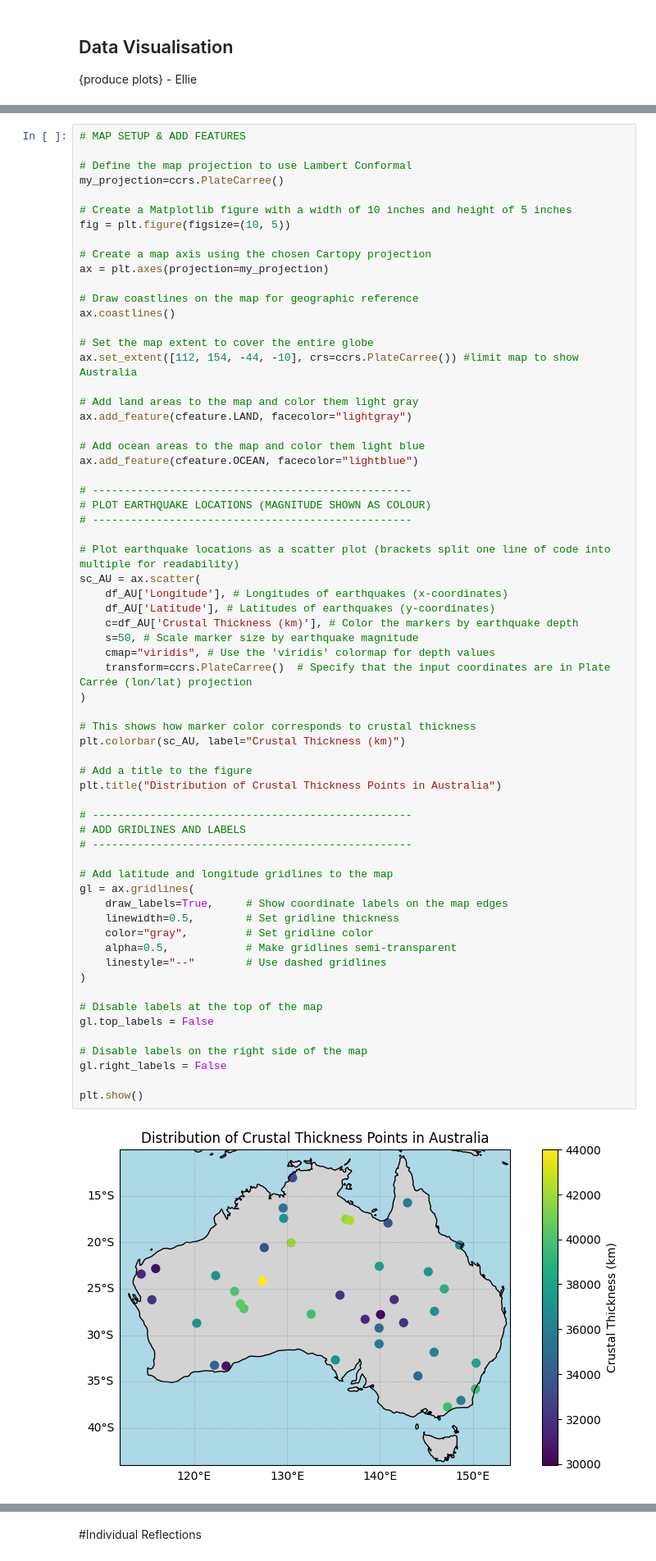
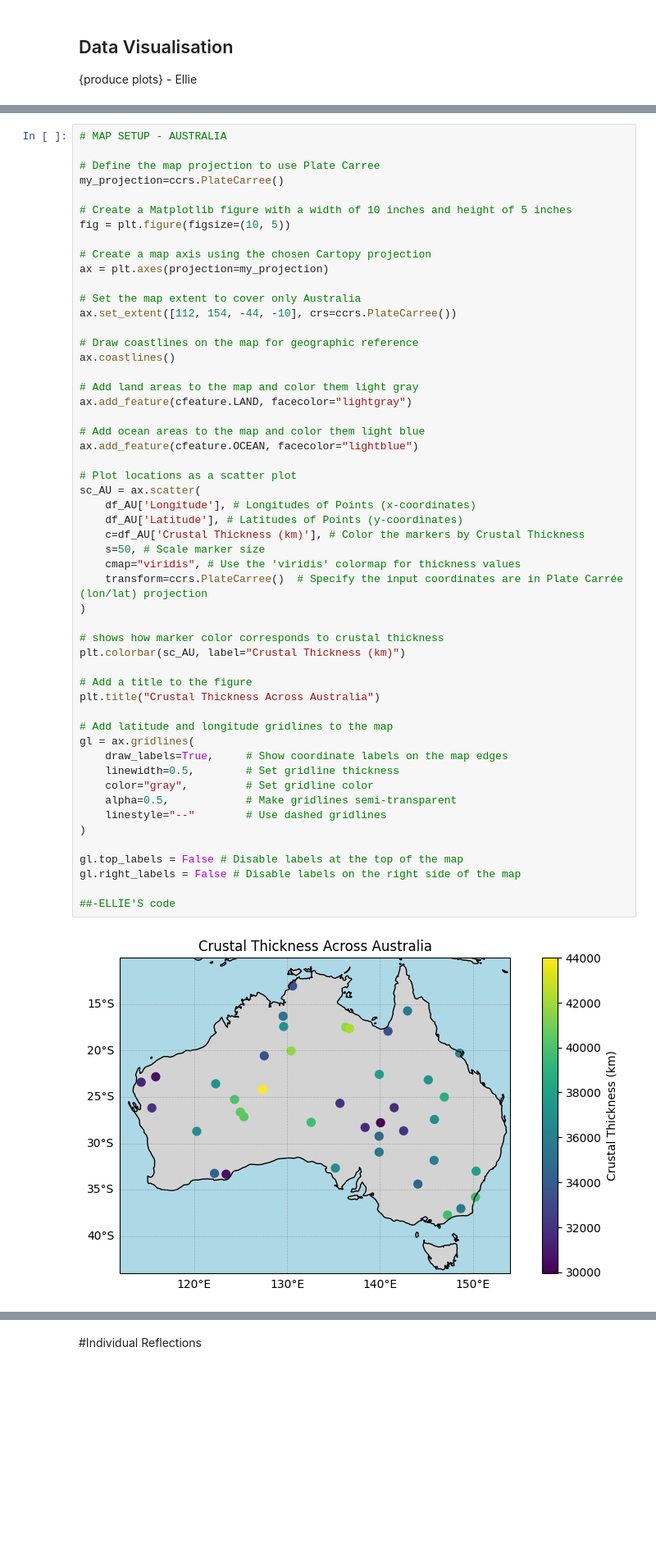
Before and after one commit to Clover130/Seismic-Babes-Group-Project-1, a Jupyter notebook: EMSC2010_Group_Project_1_Seismic_Babes.ipynb, the cells around one changed output, grey strips where cells are left out. Shown at 82% size. Drawn from its saved outputs; the diff is of its cells as text; blank space fills up the shorter version.

Commit message:
Plotting completed, analysis and narrative added

```diff
--- a/EMSC2010_Group_Project_1_Seismic_Babes.ipynb
+++ b/EMSC2010_Group_Project_1_Seismic_Babes.ipynb
@@ -199,7 +433,7 @@ df_SA.head()
 # %%
-# MAP SETUP & ADD FEATURES
+# MAP SETUP - AUSTRALIA
 
-# Define the map projection to use Lambert Conformal
+# Define the map projection to use Plate Carree
 my_projection=ccrs.PlateCarree()
 
 # Create a Matplotlib figure with a width of 10 inches and height of 5 inches
@@ -208,57 +442,46 @@ fig = plt.figure(figsize=(10, 5))
 # Create a map axis using the chosen Cartopy projection
 ax = plt.axes(projection=my_projection)
 
+# Set the map extent to cover only Australia
+ax.set_extent([112, 154, -44, -10], crs=ccrs.PlateCarree())
+
 # Draw coastlines on the map for geographic reference
 ax.coastlines()
-
-# Set the map extent to cover the entire globe
-ax.set_extent([112, 154, -44, -10], crs=ccrs.PlateCarree()) #limit map to show Australia
 
 # Add land areas to the map and color them light gray
 ax.add_feature(cfeature.LAND, facecolor="lightgray")
 
 # Add ocean areas to the map and color them light blue
 ax.add_feature(cfeature.OCEAN, facecolor="lightblue")
 
-# --------------------------------------------------
-# PLOT EARTHQUAKE LOCATIONS (MAGNITUDE SHOWN AS COLOUR)
-# --------------------------------------------------
-
-# Plot earthquake locations as a scatter plot (brackets split one line of code into multiple for readability)
+# Plot locations as a scatter plot
 sc_AU = ax.scatter(
-    df_AU['Longitude'], # Longitudes of earthquakes (x-coordinates)
-    df_AU['Latitude'], # Latitudes of earthquakes (y-coordinates)
-    c=df_AU['Crustal Thickness (km)'], # Color the markers by earthquake depth
-    s=50, # Scale marker size by earthquake magnitude
-    cmap="viridis", # Use the 'viridis' colormap for depth values
-    transform=ccrs.PlateCarree()  # Specify that the input coordinates are in Plate Carrée (lon/lat) projection
+    df_AU['Longitude'], # Longitudes of Points (x-coordinates)
+    df_AU['Latitude'], # Latitudes of Points (y-coordinates)
+    c=df_AU['Crustal Thickness (km)'], # Color the markers by Crustal Thickness
+    s=50, # Scale marker size
+    cmap="viridis", # Use the 'viridis' colormap for thickness values
+    transform=ccrs.PlateCarree()  # Specify the input coordinates are in Plate Carrée (lon/lat) projection
 )
 
-# This shows how marker color corresponds to crustal thickness
+# shows how marker color corresponds to crustal thickness
 plt.colorbar(sc_AU, label="Crustal Thickness (km)")
 
 # Add a title to the figure
-plt.title("Distribution of Crustal Thickness Points in Australia")
-
-# --------------------------------------------------
-# ADD GRIDLINES AND LABELS
-# --------------------------------------------------
+plt.title("Crustal Thickness Across Australia")
 
 # Add latitude and longitude gridlines to the map
 gl = ax.gridlines(
     draw_labels=True,     # Show coordinate labels on the map edges
     linewidth=0.5,        # Set gridline thickness
     color="gray",         # Set gridline color
     alpha=0.5,            # Make gridlines semi-transparent
     linestyle="--"        # Use dashed gridlines
 )
 
-# Disable labels at the top of the map
-gl.top_labels = False
+gl.top_labels = False # Disable labels at the top of the map
+gl.right_labels = False # Disable labels on the right side of the map
 
-# Disable labels on the right side of the map
-gl.right_labels = False
-
-plt.show()
+##-ELLIE'S code
 # %% [output]
-[figure, old version]
+[figure, new version]
```
Also changed, not shown: parts of 32 cells of this notebook.
